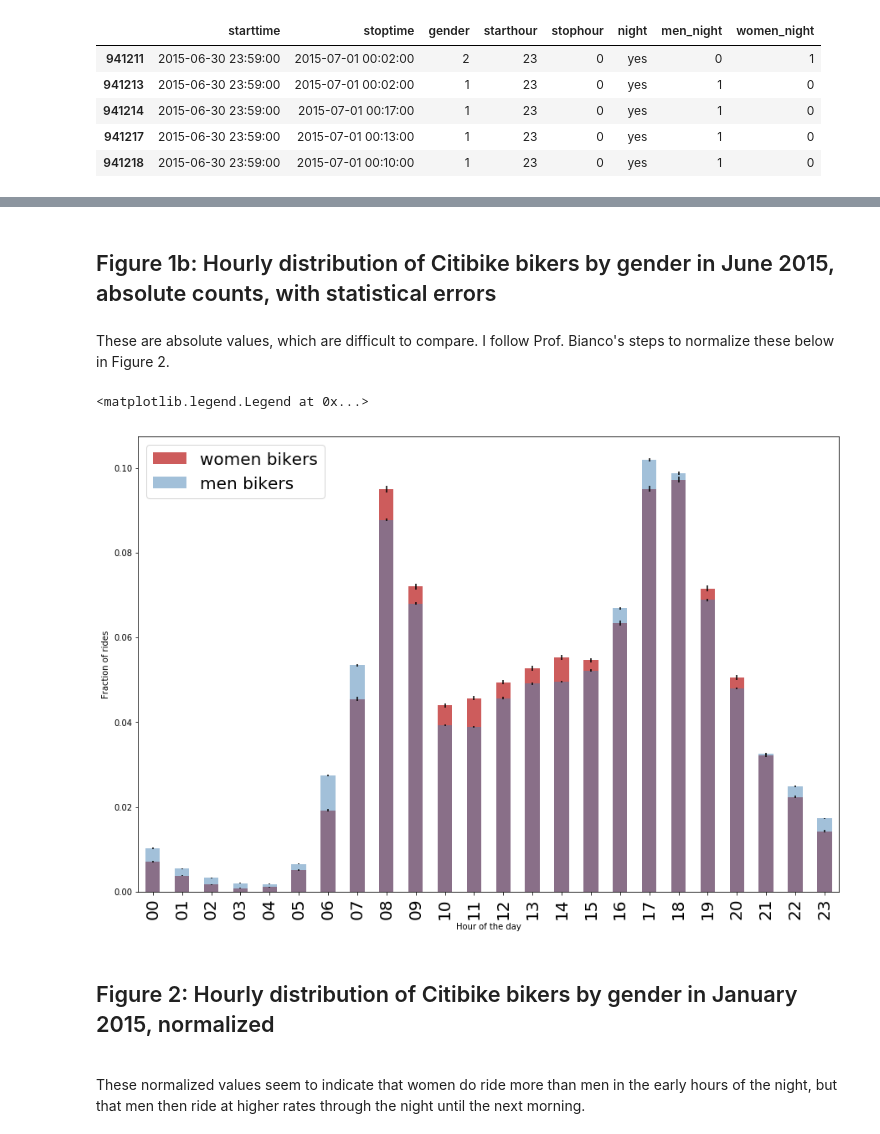
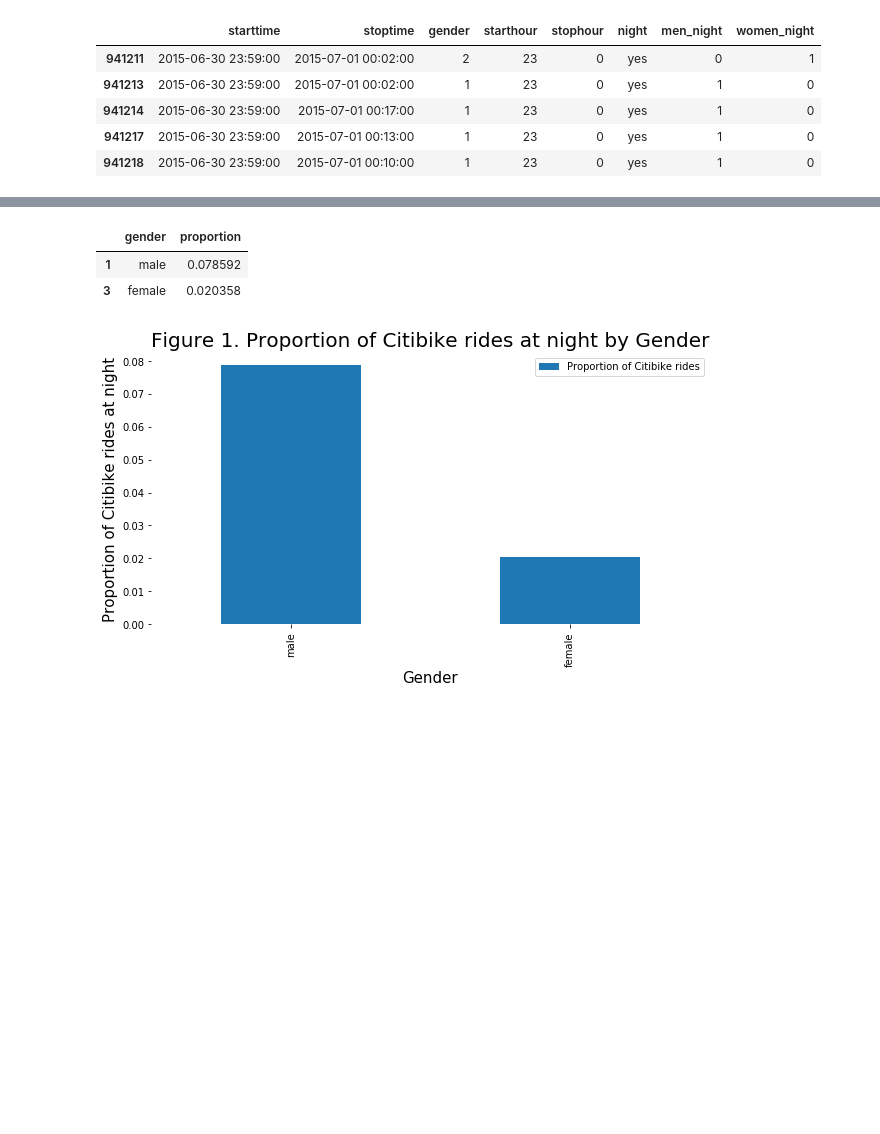
Before and after one commit to RossMacW/PUI2018_ram844, a Jupyter notebook: HW8_ram844/Assignment2.ipynb, the cells around one changed output, grey strips where cells are left out. Drawn from its saved outputs; the diff is of its cells as text; code cells hidden in the pictures; blank space fills up the shorter version.

```diff
--- a/HW8_ram844/Assignment2.ipynb
+++ b/HW8_ram844/Assignment2.ipynb
@@ -259,31 +209,23 @@ pl.legend(['women bikers','men bikers'],fontsize=20)
-# %% [markdown]
-## Figure 1b: Hourly distribution of Citibike bikers by gender in June 2015, absolute counts, with statistical errors
-# %% [markdown]
-These are absolute values, which are difficult to compare.  I follow Prof. Bianco's steps to normalize these below in Figure 2.
-# %%
-#normalizing distributions
-fig = pl.figure(figsize(15,10))
-
-norm_w = counts_w.sum()
-error_w = np.sqrt(counts_w)
-((counts_w) / norm_w).plot(kind="bar", color='IndianRed',
-                           yerr=[((error_w) / norm_w, (error_w) / norm_w)],
-                           label='women bikers')
-
-norm_m = counts_m.sum()
-ax = ((counts_m) / norm_m).plot(kind="bar", alpha=0.5,
-                                yerr=[((error_m) / norm_m, (error_m) / norm_m)],
-                                color='SteelBlue', label='men bikers')
-
-ax.xaxis.set_ticklabels(['00', '01', '02', '03', '04', '05', '06', '07', '08', '09', '10', '11', '12', '13', '14', '15', '16', '17', '18', '19', '20', '21', '22', '23', '24'], fontsize=20)
-ax.set_ylabel ("Fraction of rides")
-ax.set_xlabel ("Hour of the day")
-
-pl.legend(['women bikers','men bikers'],fontsize=20)
-# %% [output]
-<matplotlib.legend.Legend at 0x...>
-[figure, removed]
-# %% [markdown]
-## Figure 2: Hourly distribution of Citibike bikers by gender in January 2015, normalized
-<br>
-These normalized values seem to indicate that women do ride more than men in the early hours of the night, but that men then ride at higher rates through the night until the next morning.
+# %%
+#df = df.drop(df[df.gender == 0].index)
+summary = summary.drop(summary[summary.night == 'no'].index)
+summary.drop(['night','count'], axis=1, inplace=True)
+# %%
+summary['gender'] = summary['gender'].map({1:'male',2:'female'})
+summary
+# %% [output]
+|  | gender | proportion |
+| 1 | male | 0.078592 |
+| 3 | female | 0.020358 |
+# %%
+ax = summary.plot.bar('gender', figsize=(10,5))
+ax.set_xlabel("Gender", fontsize=15)
+ax.set_ylabel("Proportion of Citibike rides at night", fontsize=15)
+ax.set_title("Figure 1. Proportion of Citibike rides at night by Gender", fontsize=20)
+ax.legend(["Proportion of Citibike rides"])
+ax.spines['top'].set_visible(False)
+ax.spines['right'].set_visible(False)
+ax.spines['left'].set_visible(False)
+ax.spines['bottom'].set_visible(False)
+# %% [output]
+[figure, added]
```
Also changed, not shown: parts of 6 cells of this notebook.
